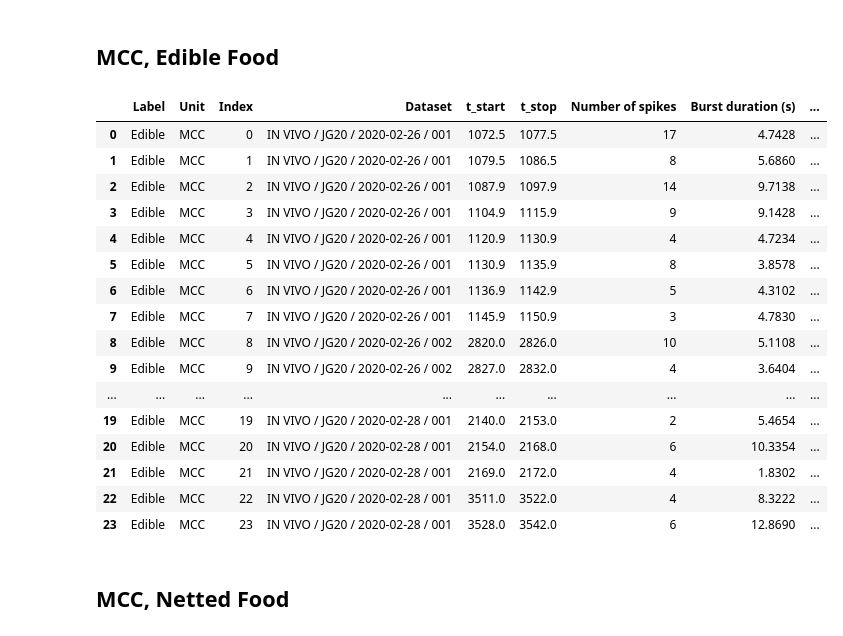
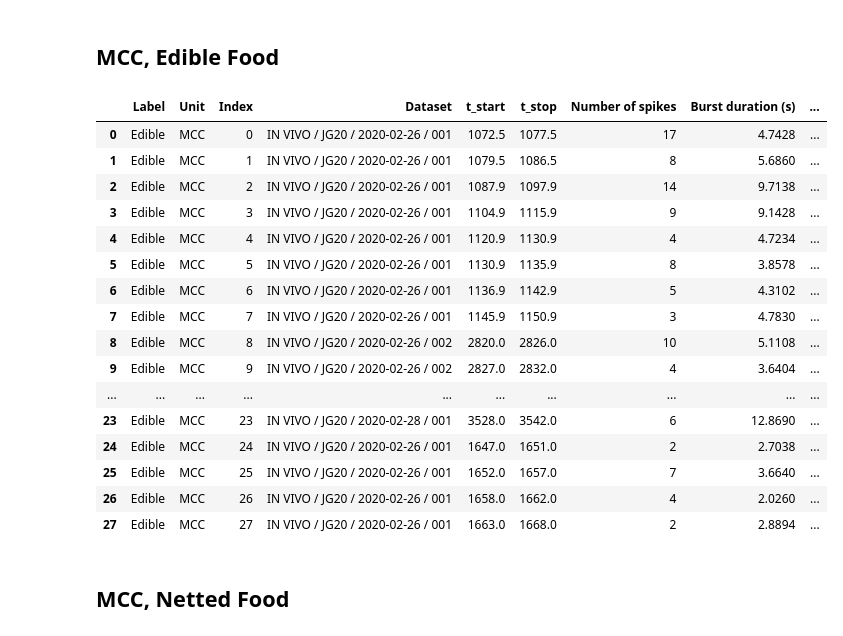
Before and after one commit to jpgill86/JG20-analysis, a Jupyter notebook: JG20_Analysis.ipynb, the cells around one changed output. Drawn from its saved outputs; the diff is of its cells as text; code cells hidden in the pictures.

```diff
--- a/JG20_Analysis.ipynb
+++ b/JG20_Analysis.ipynb
@@ -277,38 +269,44 @@ time_windows = [
                 ('IN VIVO / JG20 / 2020-02-26 / 002', [2858, 2863]),
                 ('IN VIVO / JG20 / 2020-02-26 / 002', [2864, 2870]),
                 ('IN VIVO / JG20 / 2020-02-26 / 002', [2872, 2878]),
 
                 # Feb 28, Chart 001, biting/swallowing regular nori
                 ('IN VIVO / JG20 / 2020-02-28 / 001', [2112, 2121]),
                 ('IN VIVO / JG20 / 2020-02-28 / 001', [2122, 2131]),
                 ('IN VIVO / JG20 / 2020-02-28 / 001', [2132, 2139]),
                 ('IN VIVO / JG20 / 2020-02-28 / 001', [2140, 2153]),
                 ('IN VIVO / JG20 / 2020-02-28 / 001', [2154, 2168]),
                 ('IN VIVO / JG20 / 2020-02-28 / 001', [2169, 2172]),
                 ('IN VIVO / JG20 / 2020-02-28 / 001', [3511, 3522]),
                 ('IN VIVO / JG20 / 2020-02-28 / 001', [3528, 3542]),
+
+                # Feb 26, Chart 001, biting/swallowing (Single swallow) regular nori
+                ('IN VIVO / JG20 / 2020-02-26 / 001', [1647, 1651]),
+                ('IN VIVO / JG20 / 2020-02-26 / 001', [1652, 1657]),
+                ('IN VIVO / JG20 / 2020-02-26 / 001', [1658, 1662]),
+                ('IN VIVO / JG20 / 2020-02-26 / 001', [1663, 1668]),
                 ]
 
 df_dict[(label, unit)] = quantify_spiketrain(label, unit, time_windows)
 df_dict[(label, unit)]
 # %% [output]
 |  | Label | Unit | Index | Dataset | t_start | t_stop | Number of spikes | Burst duration (s) | ... |
 | 0 | Edible | MCC | 0 | IN VIVO / JG20 / 2020-02-26 / 001 | 1072.5 | 1077.5 | 17 | 4.7428 | ... |
 | 1 | Edible | MCC | 1 | IN VIVO / JG20 / 2020-02-26 / 001 | 1079.5 | 1086.5 | 8 | 5.6860 | ... |
 | 2 | Edible | MCC | 2 | IN VIVO / JG20 / 2020-02-26 / 001 | 1087.9 | 1097.9 | 14 | 9.7138 | ... |
 | 3 | Edible | MCC | 3 | IN VIVO / JG20 / 2020-02-26 / 001 | 1104.9 | 1115.9 | 9 | 9.1428 | ... |
 | 4 | Edible | MCC | 4 | IN VIVO / JG20 / 2020-02-26 / 001 | 1120.9 | 1130.9 | 4 | 4.7234 | ... |
 | 5 | Edible | MCC | 5 | IN VIVO / JG20 / 2020-02-26 / 001 | 1130.9 | 1135.9 | 8 | 3.8578 | ... |
 | 6 | Edible | MCC | 6 | IN VIVO / JG20 / 2020-02-26 / 001 | 1136.9 | 1142.9 | 5 | 4.3102 | ... |
 | 7 | Edible | MCC | 7 | IN VIVO / JG20 / 2020-02-26 / 001 | 1145.9 | 1150.9 | 3 | 4.7830 | ... |
 | 8 | Edible | MCC | 8 | IN VIVO / JG20 / 2020-02-26 / 002 | 2820.0 | 2826.0 | 10 | 5.1108 | ... |
 | 9 | Edible | MCC | 9 | IN VIVO / JG20 / 2020-02-26 / 002 | 2827.0 | 2832.0 | 4 | 3.6404 | ... |
 | ... | ... | ... | ... | ... | ... | ... | ... | ... | ... |
-| 19 | Edible | MCC | 19 | IN VIVO / JG20 / 2020-02-28 / 001 | 2140.0 | 2153.0 | 2 | 5.4654 | ... |
-| 20 | Edible | MCC | 20 | IN VIVO / JG20 / 2020-02-28 / 001 | 2154.0 | 2168.0 | 6 | 10.3354 | ... |
-| 21 | Edible | MCC | 21 | IN VIVO / JG20 / 2020-02-28 / 001 | 2169.0 | 2172.0 | 4 | 1.8302 | ... |
-| 22 | Edible | MCC | 22 | IN VIVO / JG20 / 2020-02-28 / 001 | 3511.0 | 3522.0 | 4 | 8.3222 | ... |
 | 23 | Edible | MCC | 23 | IN VIVO / JG20 / 2020-02-28 / 001 | 3528.0 | 3542.0 | 6 | 12.8690 | ... |
+| 24 | Edible | MCC | 24 | IN VIVO / JG20 / 2020-02-26 / 001 | 1647.0 | 1651.0 | 2 | 2.7038 | ... |
+| 25 | Edible | MCC | 25 | IN VIVO / JG20 / 2020-02-26 / 001 | 1652.0 | 1657.0 | 7 | 3.6640 | ... |
+| 26 | Edible | MCC | 26 | IN VIVO / JG20 / 2020-02-26 / 001 | 1658.0 | 1662.0 | 4 | 2.0260 | ... |
+| 27 | Edible | MCC | 27 | IN VIVO / JG20 / 2020-02-26 / 001 | 1663.0 | 1668.0 | 2 | 2.8894 | ... |
 # %% [markdown]
 ## MCC, Netted Food
 # %%
```
Also changed, not shown: parts of 8 cells of this notebook.
